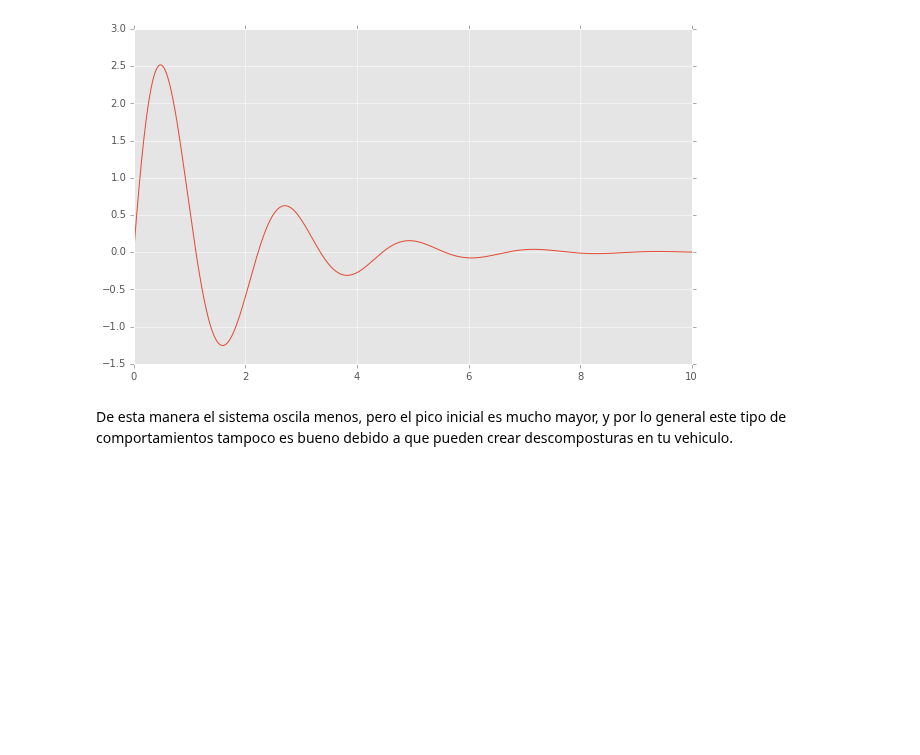
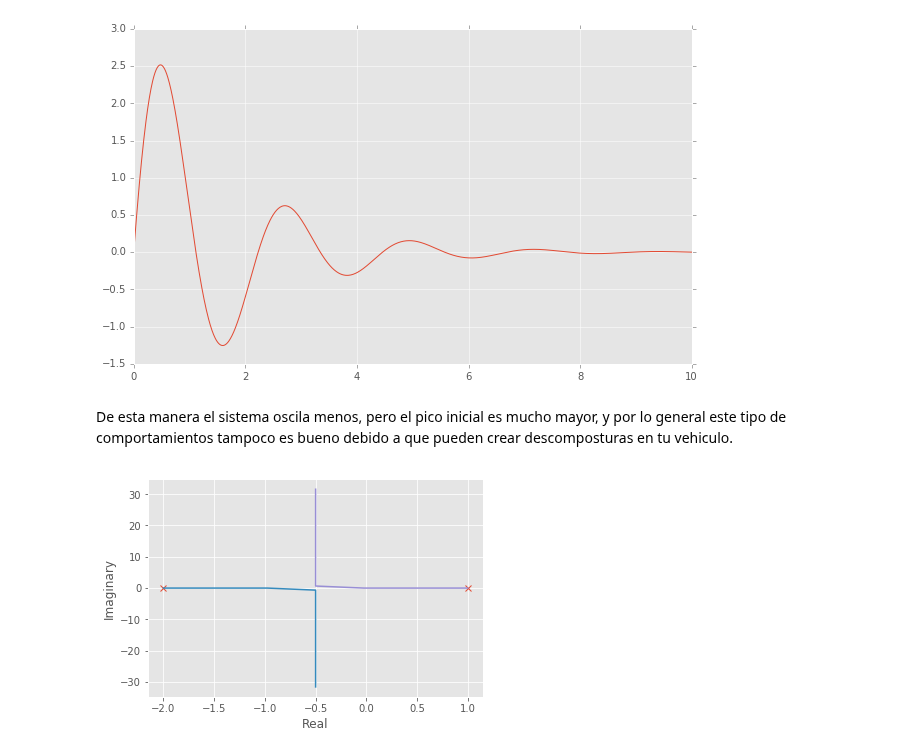
Before and after one commit to cad3na/JupyterNotebooks, a Jupyter notebook: Python/Control/Sistema Masa Resorte Amortiguador.ipynb, the cells around one changed output. Cells and saved outputs as stored; diff of their text form; code cells hidden in the pictures; blank space fills up the shorter version.

```diff
--- a/Python/Control/Sistema Masa Resorte Amortiguador.ipynb
+++ b/Python/Control/Sistema Masa Resorte Amortiguador.ipynb
@@ -152,3 +161,8 @@ a3.set_xlim([0, 10]);
 [figure]
 # %% [markdown]
 De esta manera el sistema oscila menos, pero el pico inicial es mucho mayor, y por lo general este tipo de comportamientos tampoco es bueno debido a que pueden crear descomposturas en tu vehiculo.
+# %%
+G = tf([1],[1,1,-2])
+r, k = rlocus(G);
+# %% [output]
+[figure, added]
```
Also changed, not shown: parts of 6 cells of this notebook, 4 other files.
